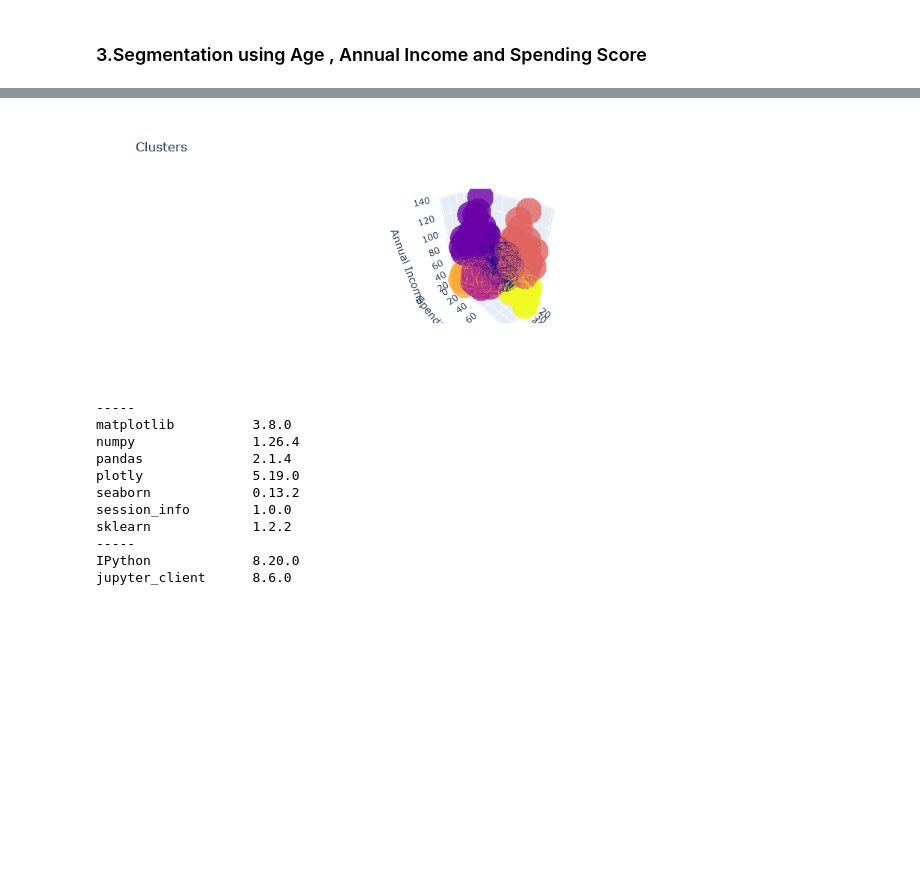
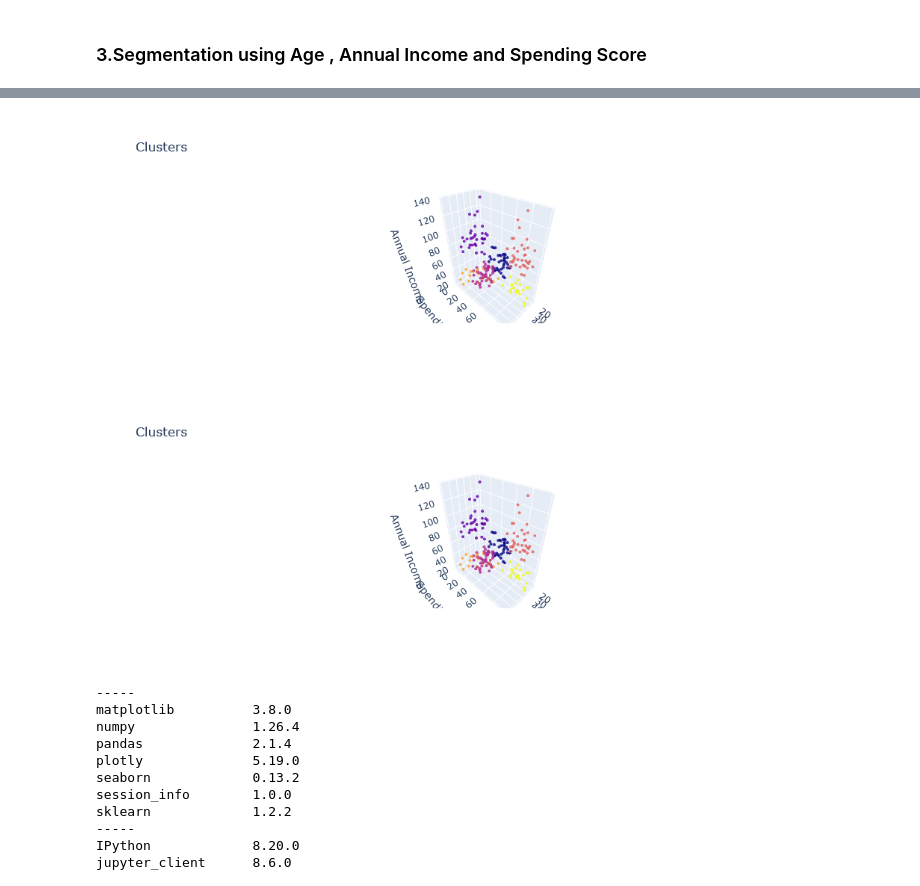
Before and after one commit to castorgit/AI_for_retail, a Jupyter notebook: 02_Clustering_KMEANS/K-Means/customer-segmentation-k-means-analysis.ipynb, the cells around one changed output, grey strips where cells are left out. Drawn from its saved outputs; the diff is of its cells as text; code cells hidden in the pictures; blank space fills up the shorter version.

```diff
--- a/02_Clustering_KMEANS/K-Means/customer-segmentation-k-means-analysis.ipynb
+++ b/02_Clustering_KMEANS/K-Means/customer-segmentation-k-means-analysis.ipynb
@@ -274,35 +274,36 @@ trace1 = go.Scatter3d(
     y= df['Spending Score (1-100)'],
     z= df['Annual Income (k$)'],
     mode='markers',
      marker=dict(
         color = df['label3'],
-        size= 20,
+        size= 2,
         line=dict(
             color= df['label3'],
             width= 12
         ),
         opacity=0.8
      )
 )
 data = [trace1]
 layout = go.Layout(
 #     margin=dict(
 #         l=0,
 #         r=0,
 #         b=0,
 #         t=0
 #     )
     title= 'Clusters',
     scene = dict(
             xaxis = dict(title  = 'Age'),
             yaxis = dict(title  = 'Spending Score'),
             zaxis = dict(title  = 'Annual Income')
         )
 )
 fig = go.Figure(data=data, layout=layout)
 py.offline.iplot(fig)
 # %% [output]
-[figure, old version]
+[figure, new version]
+[figure, added]
 # %%
 import session_info
 session_info.show(html=False)
```
Also changed, not shown: parts of 2 cells of this notebook.
